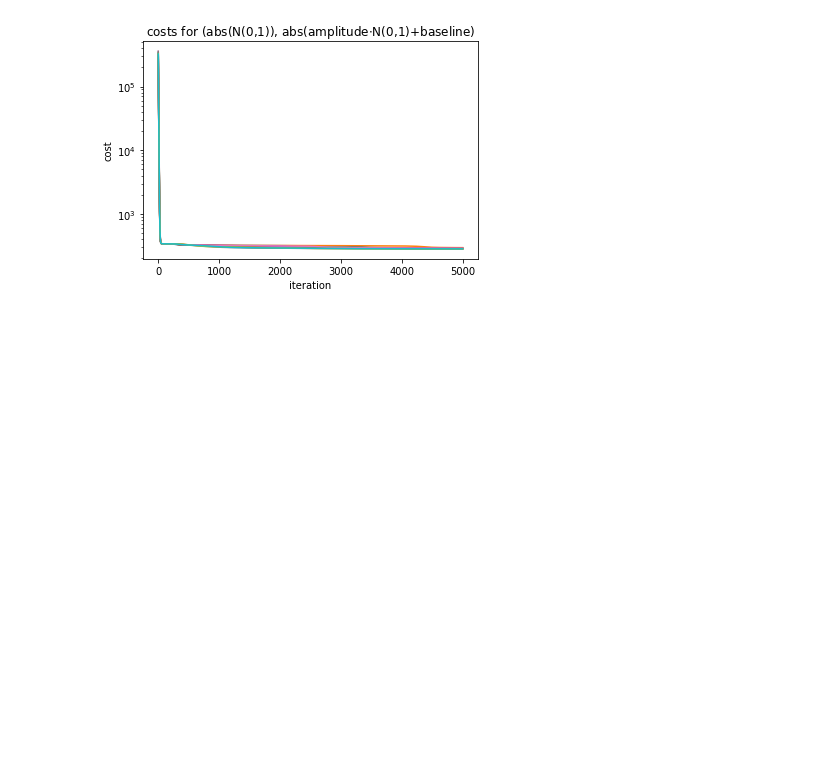
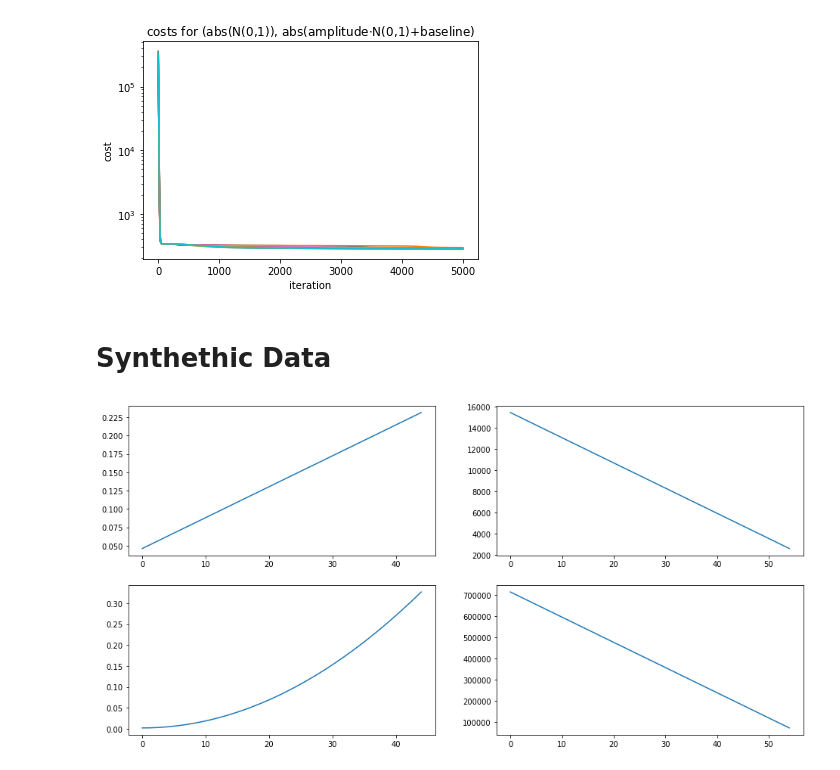
Before and after one commit to mariasoroka/StatisticalMachineLearning, a Jupyter notebook: Benchmarking.ipynb, the cells around one changed output. Cells and saved outputs as stored; diff of their text form; code cells hidden in the pictures; blank space fills up the shorter version.

```diff
--- a/Benchmarking.ipynb
+++ b/Benchmarking.ipynb
@@ -416,3 +418,34 @@ ax.set_ylabel('cost')
 plt.show()
 # %% [output]
 [figure]
+# %% [markdown]
+# Synthethic Data
+# %%
+K = 2
+F = 45
+N = 55
+
+W = np.zeros((F, K))
+for k in range(K):
+    W[:, k] = (np.array(range(F))**(k+1)+1)+10
+
+H = np.zeros((K, N))
+for k in range(K):
+    H[k, :] = (k+1)*(N - np.array(range(N)))+10
+
+V = W @ H
+
+# normalise column of W
+for k in range(K):
+    norm_factor = np.linalg.norm(W[:, k])
+    W[:, k] = W[:, k] / norm_factor
+    H[k, :] = H[k, :] * norm_factor
+
+# plot
+fig, axes = plt.subplots(K, 2, figsize=(8 * 2, K * 4))
+for k in range(K):
+    axes[k, 0].plot(range(F), W[:, k])
+    axes[k, 1].plot(range(N), H[k, :])
+plt.show()
+# %% [output]
+[figure, added]
```
Also changed, not shown: parts of 12 cells of this notebook, 2 other files.
